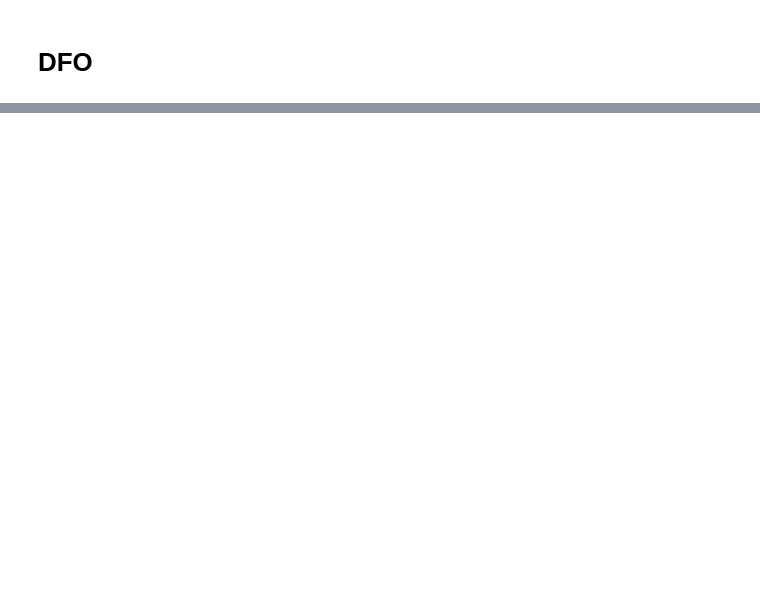
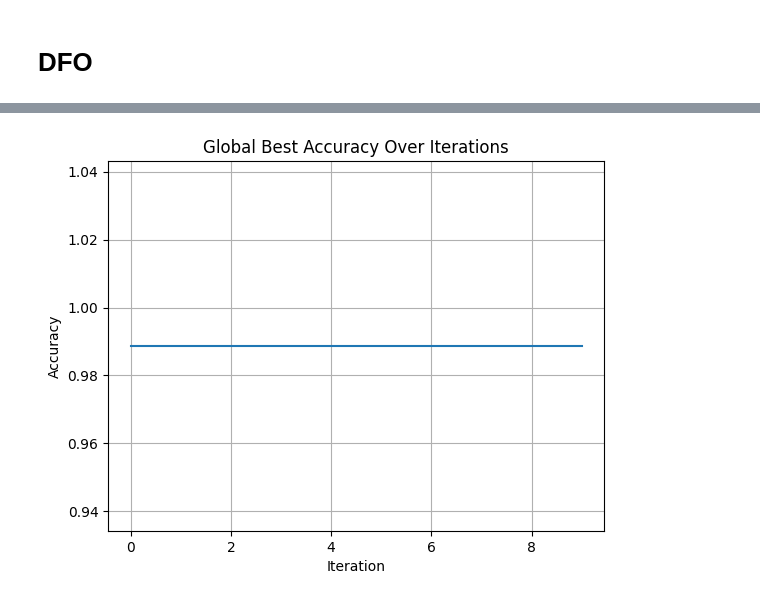
Before and after one commit to Bonniface/NNO, a Jupyter notebook: notebooks/notebook.ipynb, the cells around one changed output, grey strips where cells are left out. Saved outputs shown, nothing was run; the diff lists cells and outputs as text; code cells hidden in the pictures; blank space fills up the shorter version.

```diff
--- a/notebooks/notebook.ipynb
+++ b/notebooks/notebook.ipynb
@@ -158,8 +227,10 @@ global_best_accuracy = 0
 # %%
 # Evaluate initial positions
+function_evaluations = 0
 for i in range(num_flies):
-    accuracy = dfo(flies[i][0], flies[i][1])
+    accuracy = evaluate_pruned_quantized_model(flies[i][0], flies[i][1])
     best_accuracies[i] = accuracy
     if accuracy > global_best_accuracy:
         global_best_accuracy = accuracy
         global_best_position = flies[i]
+    function_evaluations += 1
@@ -166,6 +248,12 @@ for i in range(num_flies):
 # %%
+
+
+# Store accuracies for plotting
+global_best_accuracies = []
+
 # Main optimization loop
-for iteration in range(num_iterations):
+while function_evaluations < max_function_evaluations:
+  for iteration in range(maxIterations):
     for i in range(num_flies):
         # Dispersal: Randomly move some flies
         if np.random.rand() < 0.1:  # Dispersal probability
@@ -180,7 +268,8 @@ for iteration in range(num_iterations):
                            [pruning_ratio_bounds[1], quantization_precision_bounds[1]])
 
         # Evaluate new position
-        accuracy = dfo(flies[i][0], flies[i][1])
+        accuracy = evaluate_pruned_quantized_model(flies[i][0], flies[i][1])
+        function_evaluations += 1
         if accuracy > best_accuracies[i]:
             best_accuracies[i] = accuracy
             best_positions[i] = flies[i]
@@ -188,6 +277,8 @@ for iteration in range(num_iterations):
             global_best_accuracy = accuracy
             global_best_position = flies[i]
 
+    global_best_accuracies.append(global_best_accuracy)
+
 print(f"Best pruning ratio: {global_best_position[0]}")
 print(f"Best quantization precision: {global_best_position[1]}")
 print(f"Best accuracy: {global_best_accuracy}")
@@ -205,0 +303,67 @@ plt.figure(figsize=(12, 6))
+# %%
+# FITNESS FUNCTION (SPHERE FUNCTION)
+def fitness_score(x): # x IS A VECTOR REPRESENTING ONE FLY
+	sum = 0.0
+	for i in range(len(x)):
+		sum = sum + np.power(x[i],2)
+	return sum
+# Track global best accuracies for plotting
+global_best_accuracies = []
+
+# Evaluate initial positions
+for i in range(num_flies):
+    accuracy = evaluate_pruned_quantized_model(flies[i][0], flies[i][1])
+    fitness[i] = accuracy
+    best_accuracies[i] = accuracy
+    if accuracy > global_best_accuracy:
+        global_best_accuracy = accuracy
+        global_best_position = flies[i]
+
+# Main optimization loop
+for itr in range(maxIterations):
+    for i in range(num_flies):
+        fitness[i] = evaluate_pruned_quantized_model(flies[i][0], flies[i][1])
+    s = np.argmax(fitness)  # Find best fly
+
+    if itr % 100 == 0:  # Print best fly every 100 iterations
+        print(f"Iteration: {itr}\tBest fly index: {s}\tFitness value: {fitness[s]}")
+
+    # Track the best accuracy for plotting
+    global_best_accuracies.append(fitness[s])
+
+    # Take each fly individually
+    for i in range(num_flies):
+        if i == s: continue  # Elitist strategy
+
+        # Find best neighbor
+        left = (i - 1) % num_flies
+        right = (i + 1) % num_flies
+        bNeighbour = right if fitness[right] > fitness[left] else left
+
+        for d in range(2):  # Update each dimension separately
+            if np.random.rand() < delta:
+                flies[i, d] = np.random.uniform(pruning_ratio_bounds[d], quantization_precision_bounds[d])
+                continue
+
+            u = np.random.rand()
+            flies[i, d] = flies[bNeighbour, d] + u * (flies[s, d] - flies[i, d])
+
+            # Out of bound control
+            if flies[i, d] < pruning_ratio_bounds[d] or flies[i, d] > quantization_precision_bounds[d]:
+                flies[i, d] = np.random.uniform(pruning_ratio_bounds[d], quantization_precision_bounds[d])
+
+for i in range(num_flies):
+    fitness[i] = evaluate_pruned_quantized_model(flies[i][0], flies[i][1])  # Final evaluation
+s = np.argmax(fitness)  # Find best fly
+
+print("\nFinal best fitness:\t", fitness[s])
+print("\nBest fly position:\n", flies[s,])
+
+# Plotting the global best accuracies over iterations
+plt.plot(global_best_accuracies)
+plt.title("Global Best Accuracy Over Iterations")
+plt.xlabel("Iteration")
+plt.ylabel("Accuracy")
+plt.grid(True)
+plt.show()
+# %% [output]
@@ -205,0 +387 @@ plt.figure(figsize=(12, 6))
+[figure, added]
```
Also changed, not shown: parts of 21 cells of this notebook.
